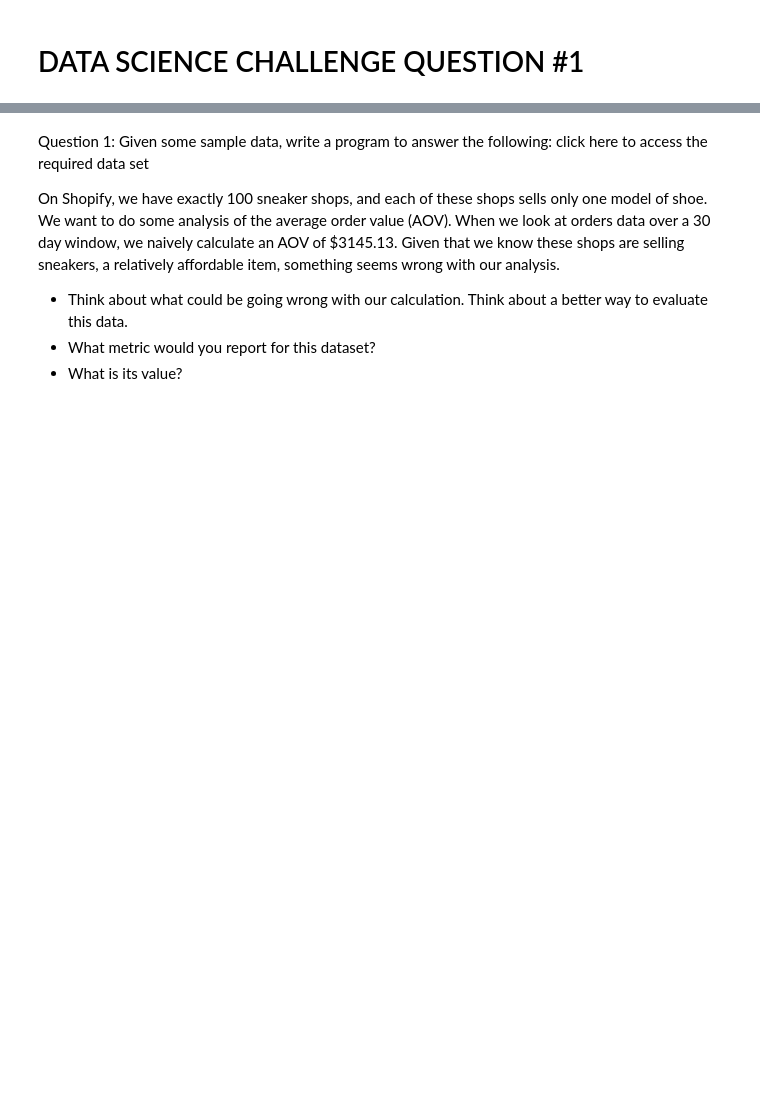
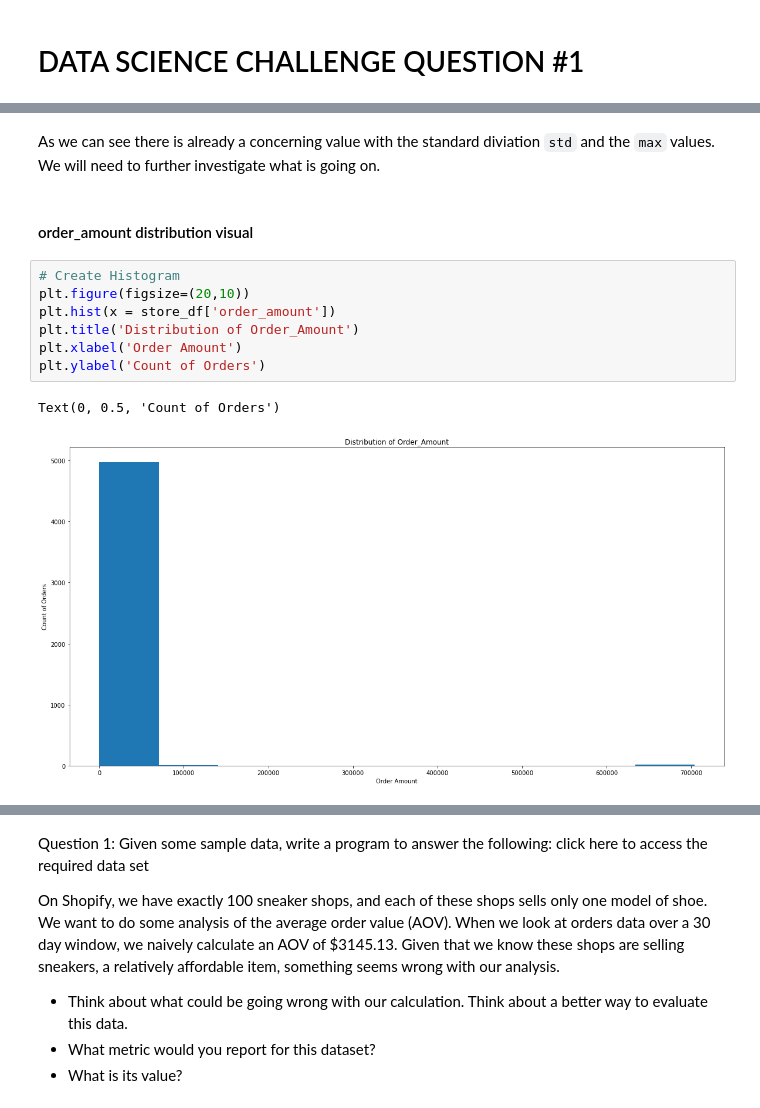
Before and after one commit to seansimkus/Shopify-Challange, a Jupyter notebook: DS-Challenge-Question1.ipynb, the cells around one changed output, grey strips where cells are left out. Saved outputs shown, nothing was run; the diff lists cells and outputs as text; blank space fills up the shorter version.

```diff
--- a/DS-Challenge-Question1.ipynb
+++ b/DS-Challenge-Question1.ipynb
@@ -2,0 +71,14 @@
+# %% [markdown]
+As we can see there is already a concerning value with the standard diviation `std` and the `max` values. We will need to further investigate what is going on.
+# %% [markdown]
+#### order_amount distribution visual
+# %%
+# Create Histogram
+plt.figure(figsize=(20,10))
+plt.hist(x = store_df['order_amount'])
+plt.title('Distribution of Order_Amount')
+plt.xlabel('Order Amount')
+plt.ylabel('Count of Orders')
+# %% [output]
+Text(0, 0.5, 'Count of Orders')
+[figure, added]
```
Also changed, not shown: parts of 30 cells of this notebook.
